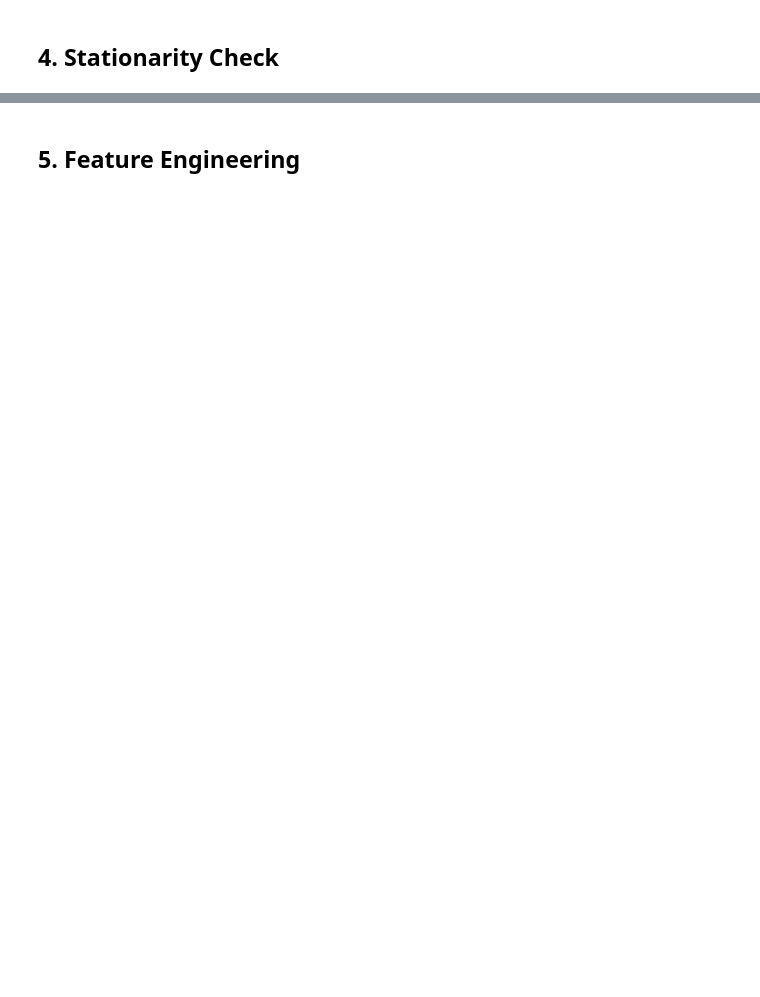
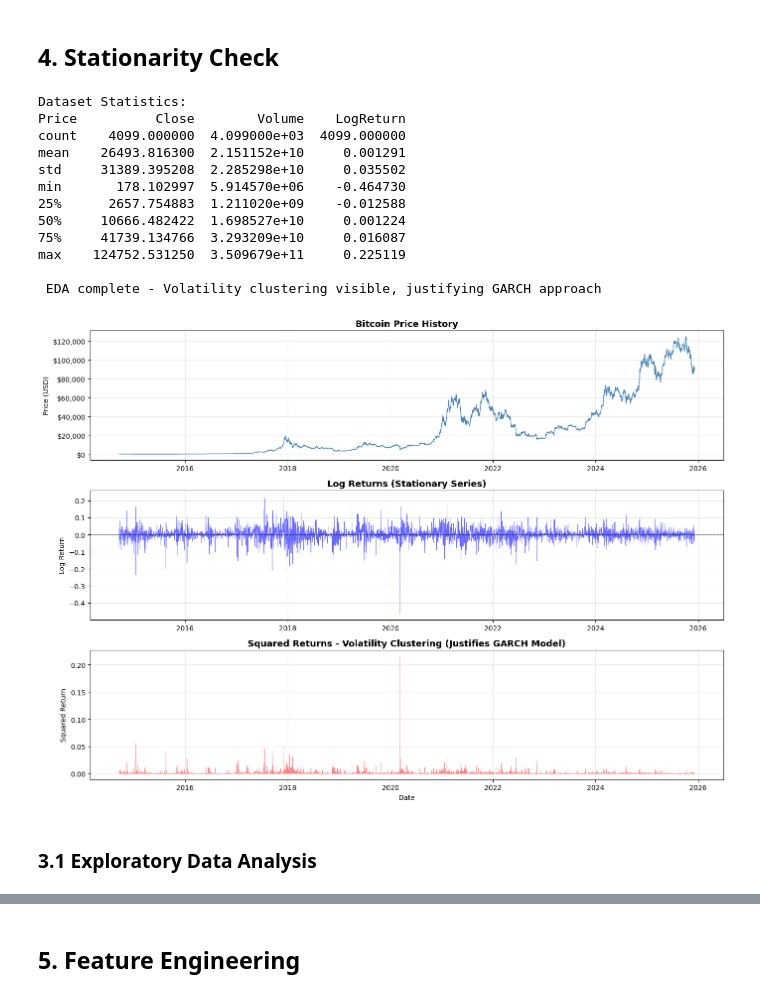
Before and after one commit to PossibleBoi/BTC_Final, a Jupyter notebook: BTC_Directional_Forecast_Clean.ipynb, the cells around one changed output, grey strips where cells are left out. Drawn from its saved outputs; the diff is of its cells as text; code cells hidden in the pictures; blank space fills up the shorter version.

```diff
--- a/BTC_Directional_Forecast_Clean.ipynb
+++ b/BTC_Directional_Forecast_Clean.ipynb
@@ -84,5 +84,53 @@ print(f"✓ Date range: {btc.index[0].date()} to {btc.index[-1].date()}")
 # %% [markdown]
 ## 4. Stationarity Check
+# %%
+# Quick overview of the data
+print("Dataset Statistics:")
+print(btc[['Close', 'Volume', 'LogReturn']].describe())
+
+# Visualize price history and returns
+fig, axes = plt.subplots(3, 1, figsize=(14, 10))
+
+# Plot 1: Price over time
+axes[0].plot(btc.index, btc['Close'], color='steelblue', linewidth=1)
+axes[0].set_title('Bitcoin Price History', fontsize=13, fontweight='bold')
+axes[0].set_ylabel('Price (USD)')
+axes[0].grid(True, alpha=0.3)
+axes[0].yaxis.set_major_formatter(plt.FuncFormatter(lambda x, p: f'${x:,.0f}'))
+
+# Plot 2: Log Returns (stationary series)
+axes[1].plot(btc.index, btc['LogReturn'], color='blue', alpha=0.6, linewidth=0.5)
+axes[1].axhline(0, color='black', linestyle='--', linewidth=0.8, alpha=0.5)
+axes[1].set_title('Log Returns (Stationary Series)', fontsize=13, fontweight='bold')
+axes[1].set_ylabel('Log Return')
+axes[1].grid(True, alpha=0.3)
+
+# Plot 3: Volatility Clustering (justifies GARCH)
+axes[2].plot(btc.index, btc['LogReturn']**2, color='red', alpha=0.5, linewidth=0.5)
+axes[2].set_title('Squared Returns - Volatility Clustering (Justifies GARCH Model)', fontsize=13, fontweight='bold')
+axes[2].set_ylabel('Squared Return')
+axes[2].set_xlabel('Date')
+axes[2].grid(True, alpha=0.3)
+
+plt.tight_layout()
+
+print("\n EDA complete - Volatility clustering visible, justifying GARCH approach")
+# %% [output]
+Dataset Statistics:
+Price          Close        Volume    LogReturn
+count    4099.000000  4.099000e+03  4099.000000
+mean    26493.816300  2.151152e+10     0.001291
+std     31389.395208  2.285298e+10     0.035502
+min       178.102997  5.914570e+06    -0.464730
+25%      2657.754883  1.211020e+09    -0.012588
+50%     10666.482422  1.698527e+10     0.001224
+75%     41739.134766  3.293209e+10     0.016087
+max    124752.531250  3.509679e+11     0.225119
+
+ EDA complete - Volatility clustering visible, justifying GARCH approach
+[figure, added]
+# %% [markdown]
+### 3.1 Exploratory Data Analysis
 # %%
 # ADF test for stationarity
 def adf_test(series, name):
```
Also changed, not shown: parts of 14 cells of this notebook, 5 other files.
